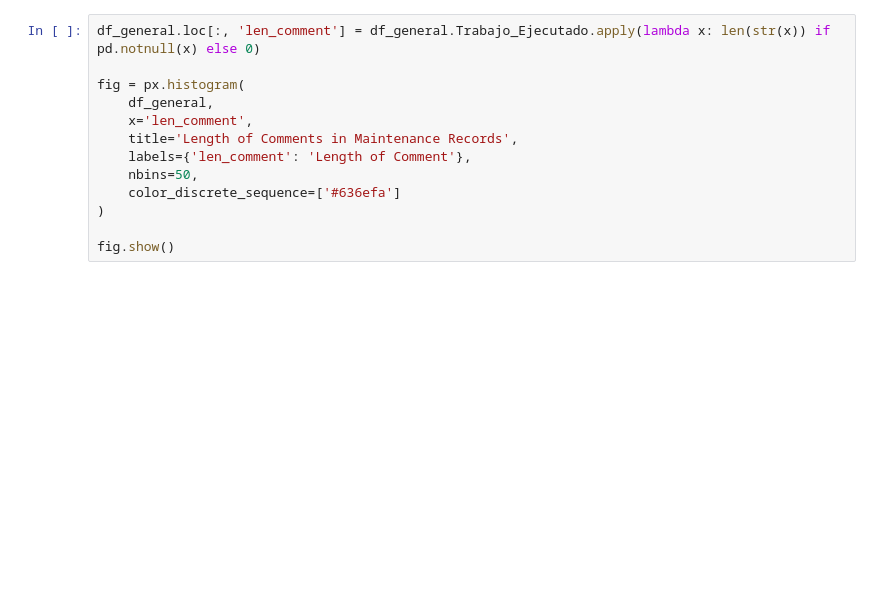
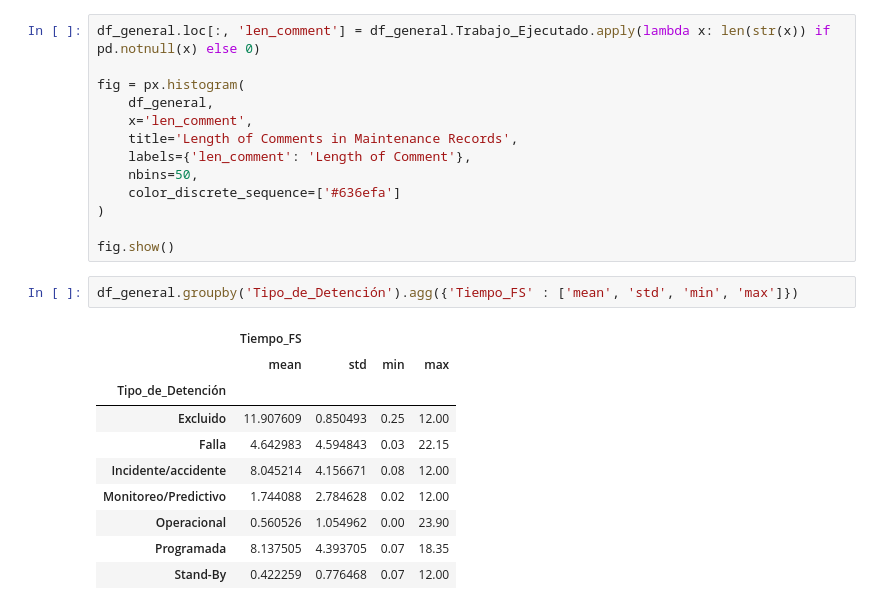
Before and after one commit to portizv26/mantention_labeler, a Jupyter notebook: notebooks/explore_data.ipynb, the cells around one changed output. Drawn from its saved outputs; the diff is of its cells as text; blank space fills up the shorter version.

```diff
--- a/notebooks/explore_data.ipynb
+++ b/notebooks/explore_data.ipynb
@@ -117,3 +117,16 @@ fig = px.histogram(
 )
 
 fig.show()
+# %%
+df_general.groupby('Tipo_de_Detención').agg({'Tiempo_FS' : ['mean', 'std', 'min', 'max']})
+# %% [output]
+|  | Tiempo_FS |  |  |  |
+|  | mean | std | min | max |
+| Tipo_de_Detención |  |  |  |  |
+| Excluido | 11.907609 | 0.850493 | 0.25 | 12.00 |
+| Falla | 4.642983 | 4.594843 | 0.03 | 22.15 |
+| Incidente/accidente | 8.045214 | 4.156671 | 0.08 | 12.00 |
+| Monitoreo/Predictivo | 1.744088 | 2.784628 | 0.02 | 12.00 |
+| Operacional | 0.560526 | 1.054962 | 0.00 | 23.90 |
+| Programada | 8.137505 | 4.393705 | 0.07 | 18.35 |
+| Stand-By | 0.422259 | 0.776468 | 0.07 | 12.00 |
```
Also changed, not shown: 10 other files.
